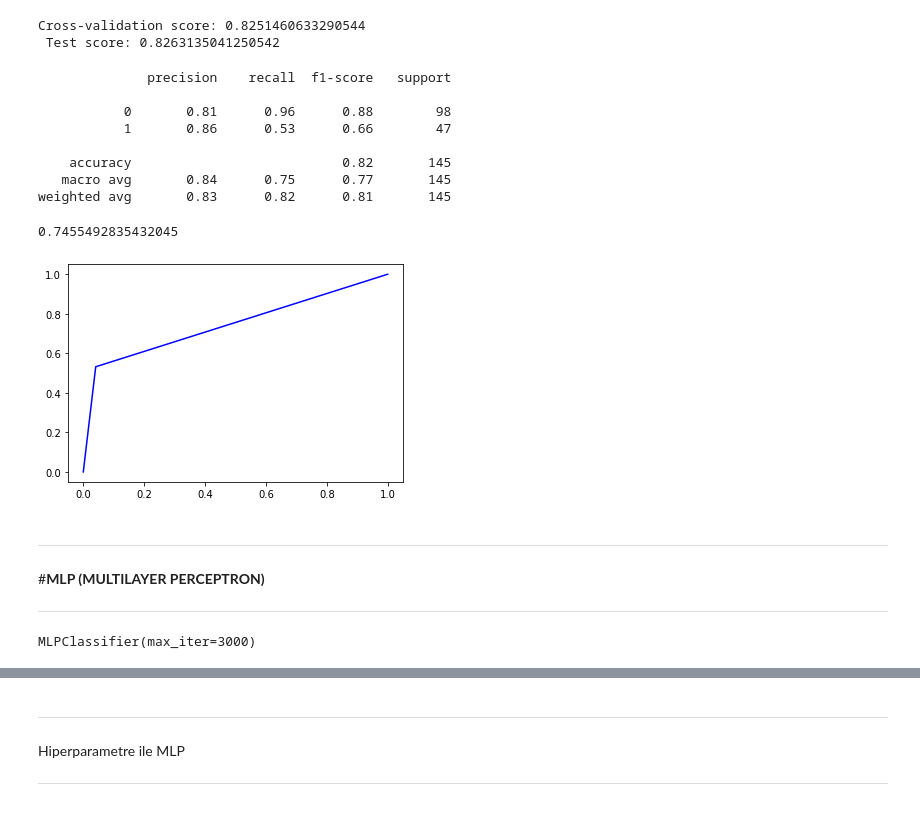
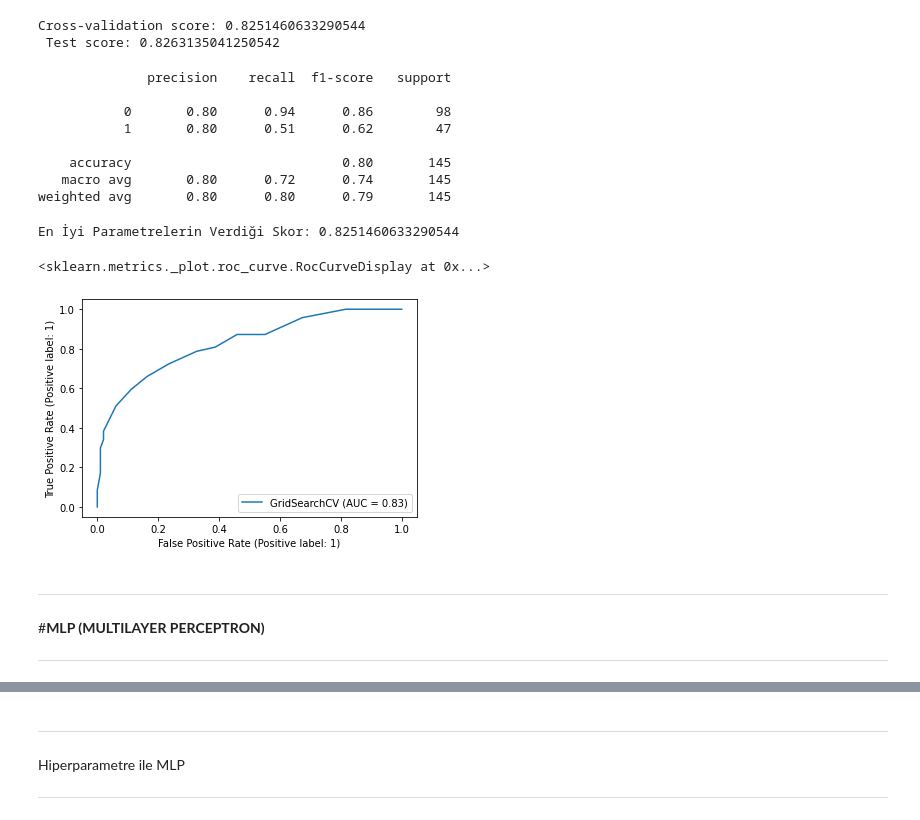
Before and after one commit to BoranOner/Predicting-Diabetes, a Jupyter notebook: SatırVeSütunEksikDengesiz.ipynb, the cells around one changed output, grey strips where cells are left out. Saved outputs shown, nothing was run; the diff lists cells and outputs as text; code cells hidden in the pictures.

```diff
--- a/SatırVeSütunEksikDengesiz.ipynb
+++ b/SatırVeSütunEksikDengesiz.ipynb
@@ -856,0 +790,24 @@ array([[82, 16],
+# %%
+from sklearn.neighbors import KNeighborsClassifier
+knn = KNeighborsClassifier()
+knn.fit(X_train , y_train)
+
+train_pred_knn =  knn.predict(X_train)
+print('Train Accuracy : %.3f%% ' % (accuracy_score(y_train , train_pred_knn)*100))
+
+print("Confusion Matrix-KNN TRAIN: ")
+print(confusion_matrix(y_train, train_pred_knn))
+
+print('\nModel Sonuçları\n')
+print(classification_report(y_train, train_pred_knn))
+
+print("-"*40)
+
+test_pred_knn = knn.predict(X_test)
+print('Test Accuracy  : %.3f%% ' % (accuracy_score(y_test, test_pred_knn)*100))
+
+print("Confusion Matrix-KNN TEST: ")
+print(confusion_matrix(y_test, test_pred_knn))
+
+print('\nModel Sonuçları\n')
+print(classification_report(y_test, test_pred_knn))
@@ -926,24 +901,20 @@ Cross-validation score: 0.8251460633290544
 # %%
 #KNN için en iyi parametreleri bulduk ve aşağıda modelimizin bu parametrelerle çıkan sonucunu görüyoruz.
 
-knn_predict = grid.predict(X_test)
+knn_predict = grid_search.predict(X_test)
 
 # Sınıflandırma raporunu yazdır
 print(classification_report(y_test, knn_predict))
 # %% [output]
               precision    recall  f1-score   support
 
-           0       0.81      0.96      0.88        98
-           1       0.86      0.53      0.66        47
+           0       0.80      0.94      0.86        98
+           1       0.80      0.51      0.62        47
 
-    accuracy                           0.82       145
-   macro avg       0.84      0.75      0.77       145
-weighted avg       0.83      0.82      0.81       145
+    accuracy                           0.80       145
+   macro avg       0.80      0.72      0.74       145
+weighted avg       0.80      0.80      0.79       145
-# %%
-fpr , tpr , thresolds = metrics.roc_curve(y_test, knn_predict)
-roc_auc = metrics.auc(fpr , tpr)
-plt.plot(fpr , tpr ,'b' ,label = 'AUC =0.2f' %roc_auc)
-roc_auc
-# %% [output]
-0.7455492835432045
-[figure, removed]
+# %%
+print("En İyi Parametrelerin Verdiği Skor:",grid_search.best_score_)
+# %% [output]
+En İyi Parametrelerin Verdiği Skor: 0.8251460633290544
@@ -950,3 +923,8 @@ roc_auc
+# %%
+plot_roc_curve(grid_search, X_test, y_test)
+# %% [output]
+<sklearn.metrics._plot.roc_curve.RocCurveDisplay at 0x...>
+[figure, added]
 # %% [markdown]
 
 
@@ -967,4 +941,0 @@ X_train_mlp , X_test_mlp , y_train_mlp , y_test_mlp =train_test_split(X,y,test_s
-# %%
-mlp.fit(X_train , y_train)
-# %% [output]
-MLPClassifier(max_iter=3000)
```
Also changed, not shown: parts of 45 cells of this notebook.
